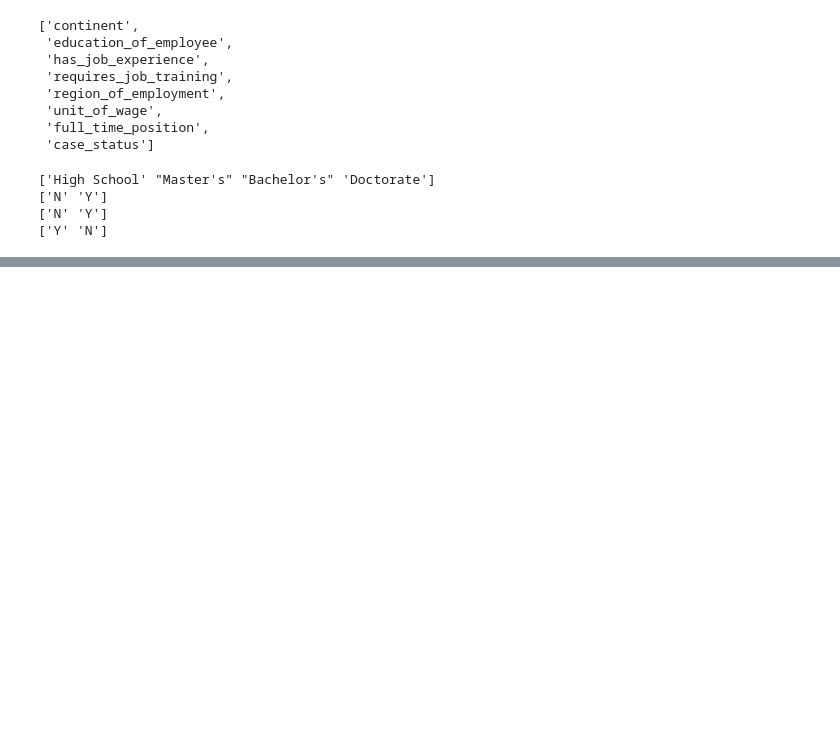
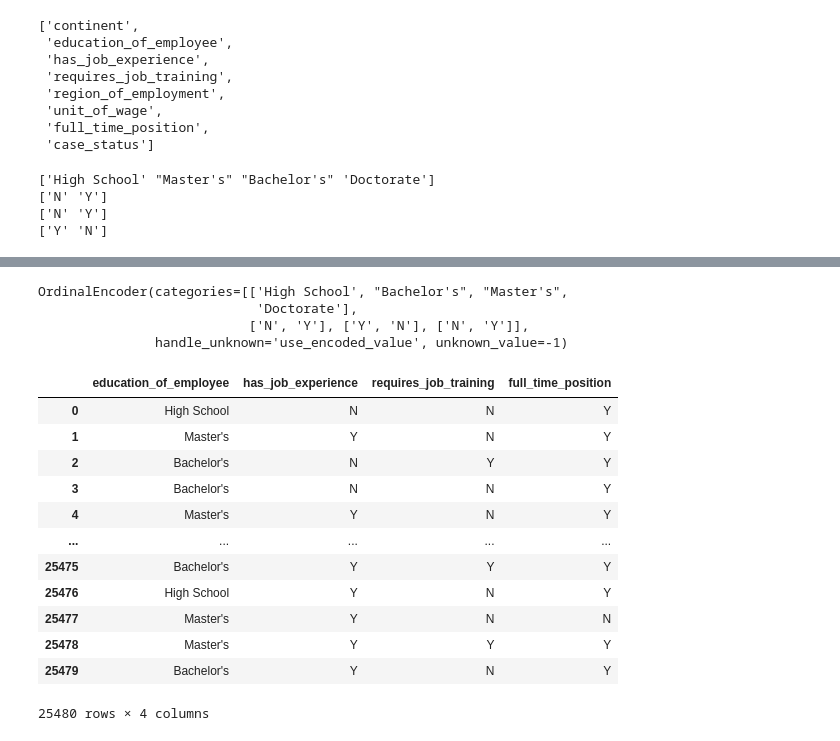
Before and after one commit to mkr9395/project-structure-ewb, a Jupyter notebook: notebooks/feature engineering.ipynb, the cells around one changed output, grey strips where cells are left out. Saved outputs shown, nothing was run; the diff lists cells and outputs as text; code cells hidden in the pictures; blank space fills up the shorter version.

```diff
--- a/notebooks/feature engineering.ipynb
+++ b/notebooks/feature engineering.ipynb
@@ -446,0 +544,26 @@ pipeline = Pipeline(steps=[
+# %%
+pipeline.named_steps['preprocessor'].transformers_[1][1]
+# %% [output]
+OrdinalEncoder(categories=[['High School', "Bachelor's", "Master's",
+                            'Doctorate'],
+                           ['N', 'Y'], ['Y', 'N'], ['N', 'Y']],
+               handle_unknown='use_encoded_value', unknown_value=-1)
+# %%
+sample_df_ord = df[['education_of_employee','has_job_experience',
+  'requires_job_training',
+  'full_time_position']]
+sample_df_ord
+# %% [output]
+|  | education_of_employee | has_job_experience | requires_job_training | full_time_position |
+| 0 | High School | N | N | Y |
+| 1 | Master's | Y | N | Y |
+| 2 | Bachelor's | N | Y | Y |
+| 3 | Bachelor's | N | N | Y |
+| 4 | Master's | Y | N | Y |
+| ... | ... | ... | ... | ... |
+| 25475 | Bachelor's | Y | Y | Y |
+| 25476 | High School | Y | N | Y |
+| 25477 | Master's | Y | N | N |
+| 25478 | Master's | Y | Y | Y |
+| 25479 | Bachelor's | Y | N | Y |
+25480 rows × 4 columns
```
Also changed, not shown: parts of 38 cells of this notebook, 1 other file.
